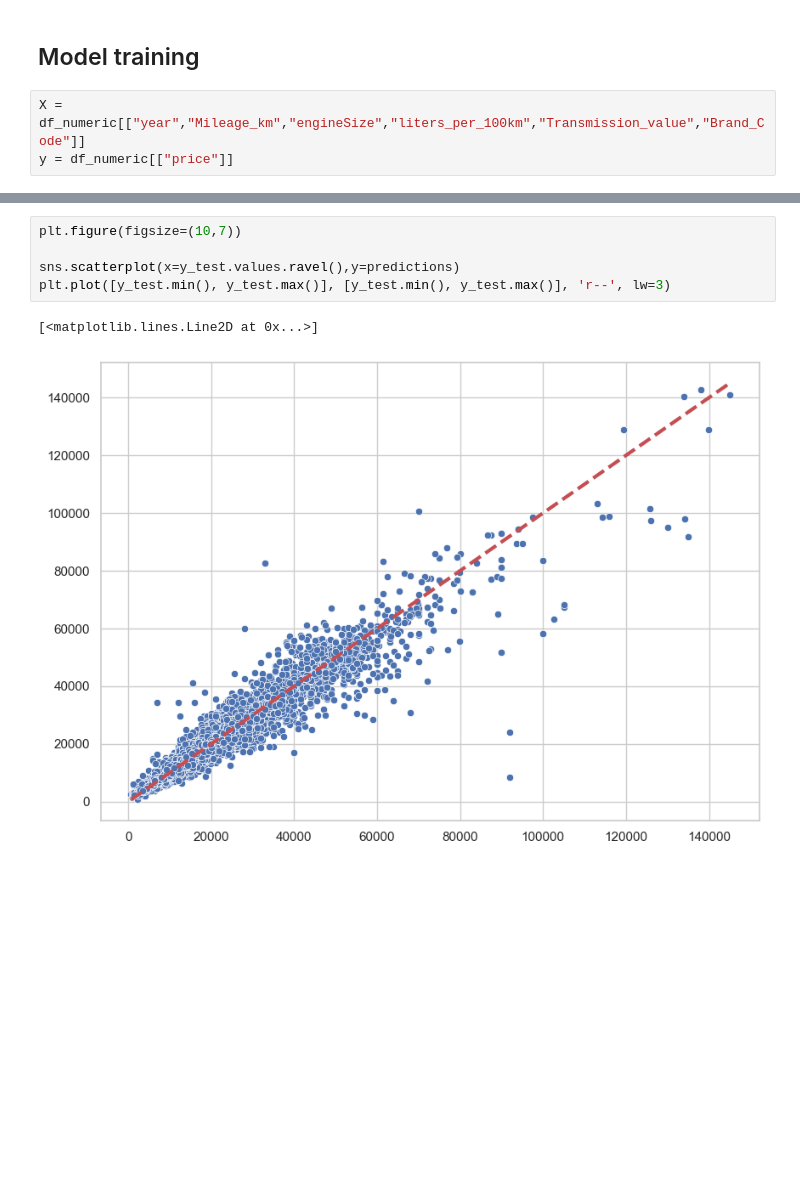
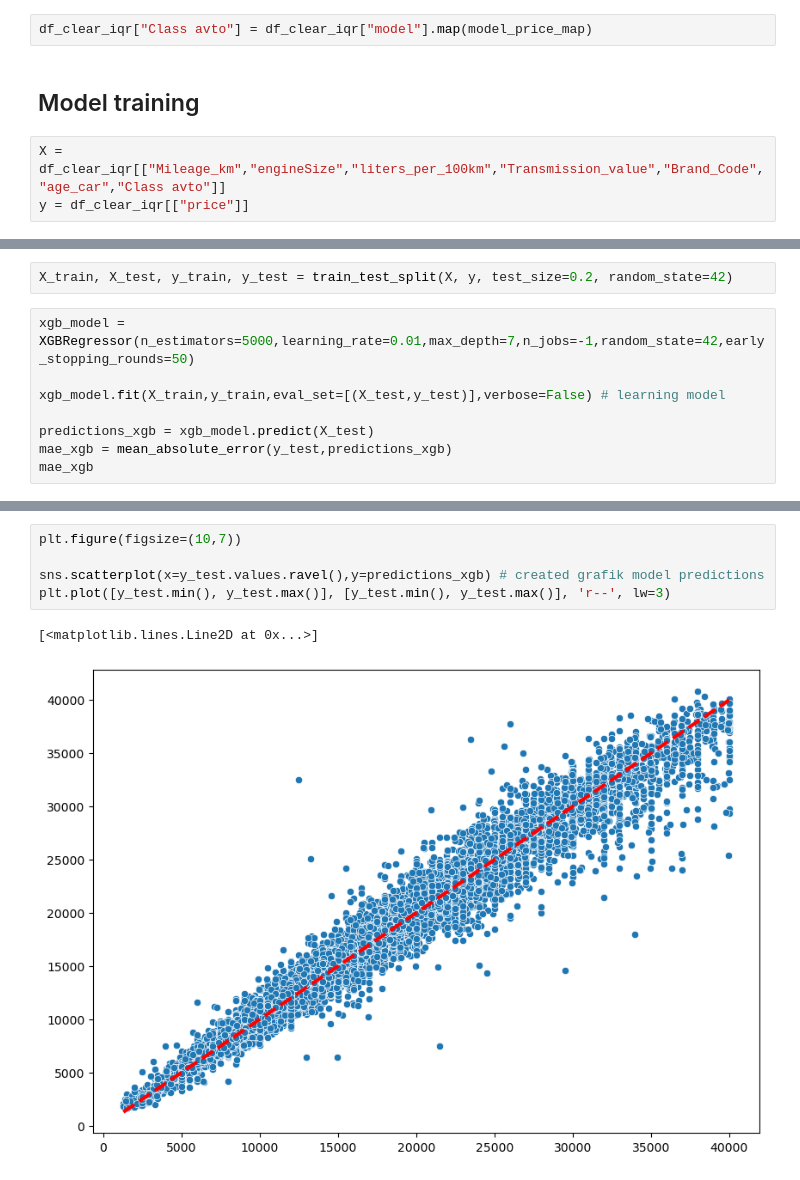
Before and after one commit to romanshypka11-maker/car-predict-price-project, a Jupyter notebook: cars_predict.ipynb, the cells around one changed output, grey strips where cells are left out. Saved outputs shown, nothing was run; the diff lists cells and outputs as text; blank space fills up the shorter version.

Commit message:
XGBoost model predictions prices on cars
In this model, I used XGBoost and added new features to my model

```diff
--- a/cars_predict.ipynb
+++ b/cars_predict.ipynb
@@ -155,5 +142,7 @@ df_numeric.head(5)
+# %%
+df_clear_iqr["Class avto"] = df_clear_iqr["model"].map(model_price_map)
 # %% [markdown]
 ## Model training
 # %%
-X = df_numeric[["year","Mileage_km","engineSize","liters_per_100km","Transmission_value","Brand_Code"]]
-y = df_numeric[["price"]]
+X = df_clear_iqr[["Mileage_km","engineSize","liters_per_100km","Transmission_value","Brand_Code","age_car","Class avto"]]
+y = df_clear_iqr[["price"]]
@@ -176,0 +149,10 @@ erorr_mean
+# %%
+X_train, X_test, y_train, y_test = train_test_split(X, y, test_size=0.2, random_state=42)
+# %%
+xgb_model = XGBRegressor(n_estimators=5000,learning_rate=0.01,max_depth=7,n_jobs=-1,random_state=42,early_stopping_rounds=50)
+
+xgb_model.fit(X_train,y_train,eval_set=[(X_test,y_test)],verbose=False) # learning model
+
+predictions_xgb = xgb_model.predict(X_test)
+mae_xgb = mean_absolute_error(y_test,predictions_xgb)
+mae_xgb
@@ -189,8 +174,8 @@ features_df
 # %%
 plt.figure(figsize=(10,7))
 
-sns.scatterplot(x=y_test.values.ravel(),y=predictions)
+sns.scatterplot(x=y_test.values.ravel(),y=predictions_xgb) # created grafik model predictions
 plt.plot([y_test.min(), y_test.max()], [y_test.min(), y_test.max()], 'r--', lw=3)
 # %% [output]
 [<matplotlib.lines.Line2D at 0x...>]
-[figure, old version]
+[figure, new version]
```
Also changed, not shown: parts of 22 cells of this notebook.
